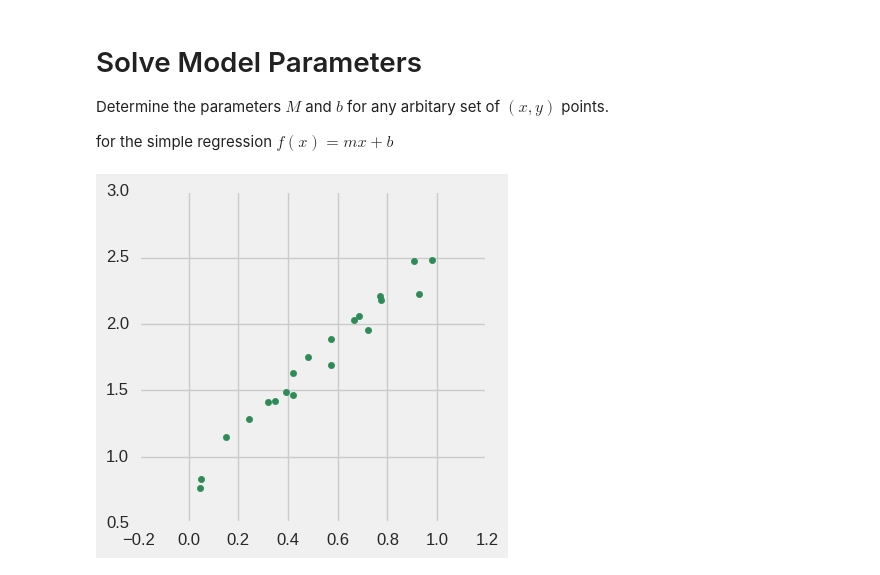
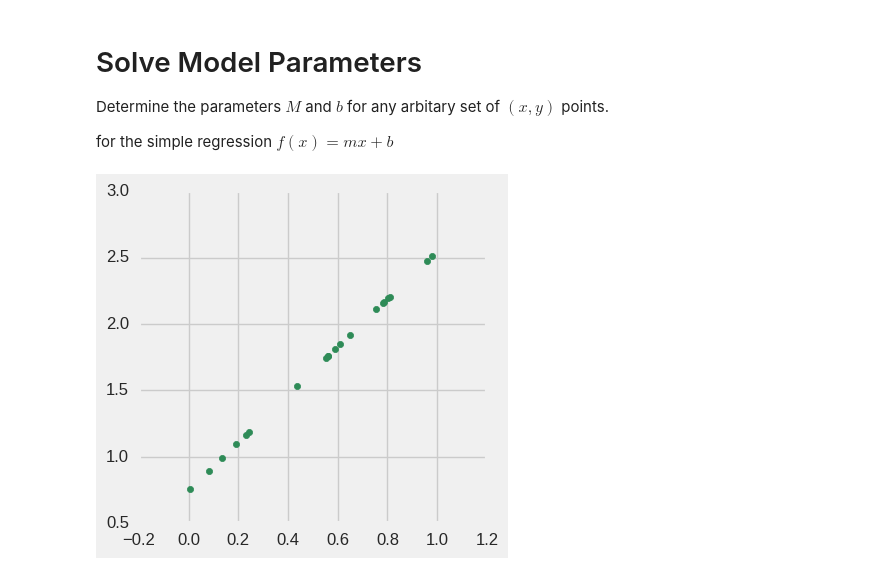
Before and after one commit to arose13/DemoMachineLearning, a Jupyter notebook: 1. Linear Regression.ipynb, the cells around one changed output. Cells and saved outputs as stored; diff of their text form; code cells hidden in the pictures.

```diff
--- a/1. Linear Regression.ipynb
+++ b/1. Linear Regression.ipynb
@@ -19,14 +19,14 @@ for the simple regression $ f(x) = mx + b$
 # %%
 # Parameters
 sample_size = 20
 m_true, b_true = 1.8, 0.75
 
 # Fake Data
 x = np.random.rand(sample_size)
-y = f(x, m_true, b_true) + np.random.normal(loc=0, scale=0.1,size=sample_size)
+y = f(x, m_true, b_true) # + np.random.normal(loc=0, scale=0.1,size=sample_size)
 
 # Graph results
 graph.scatter(x, y, color='seagreen')
 graph.show()
 # %% [output]
-[figure, old version]
+[figure, new version]
```
Also changed, not shown: parts of 7 cells of this notebook.
